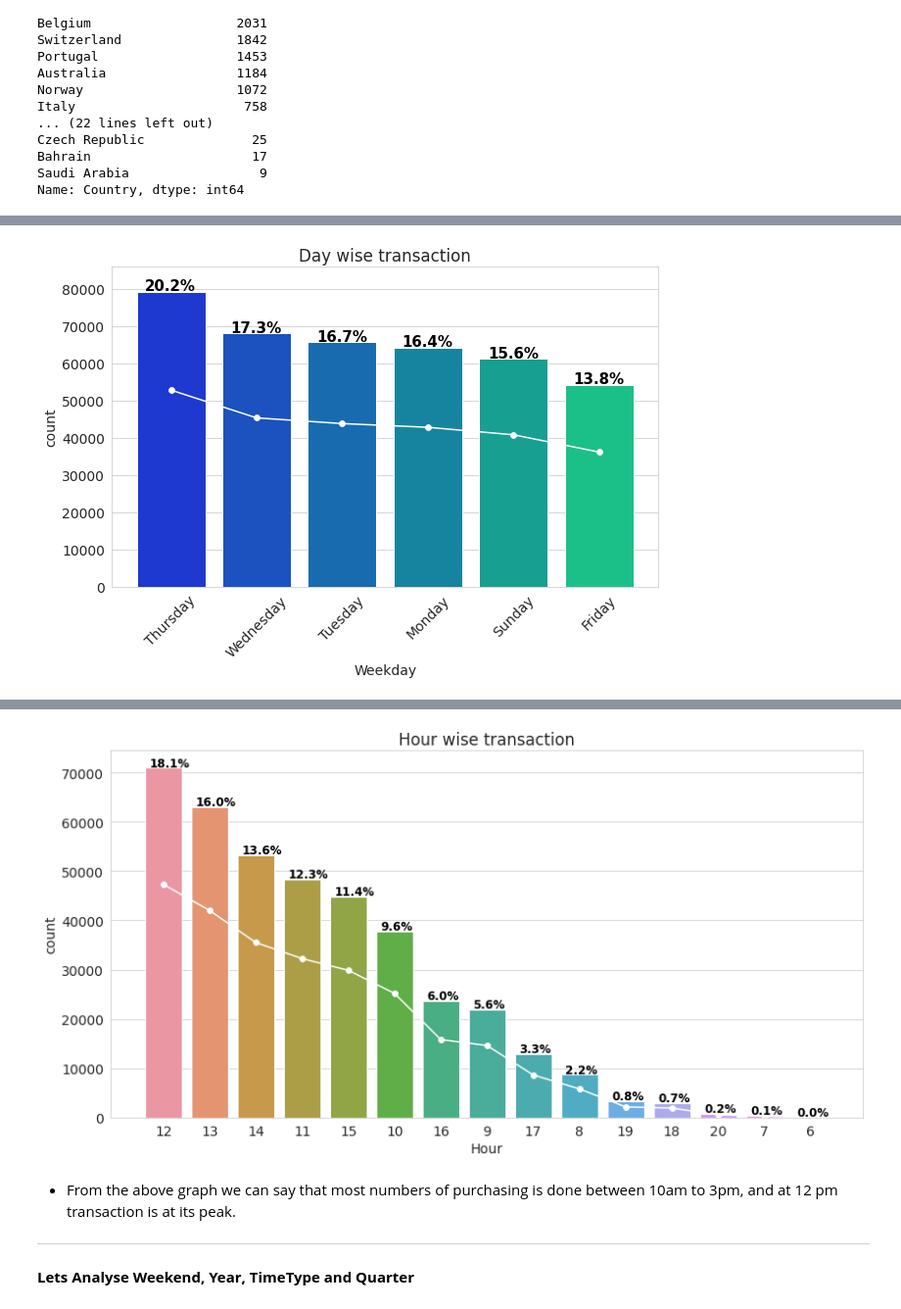
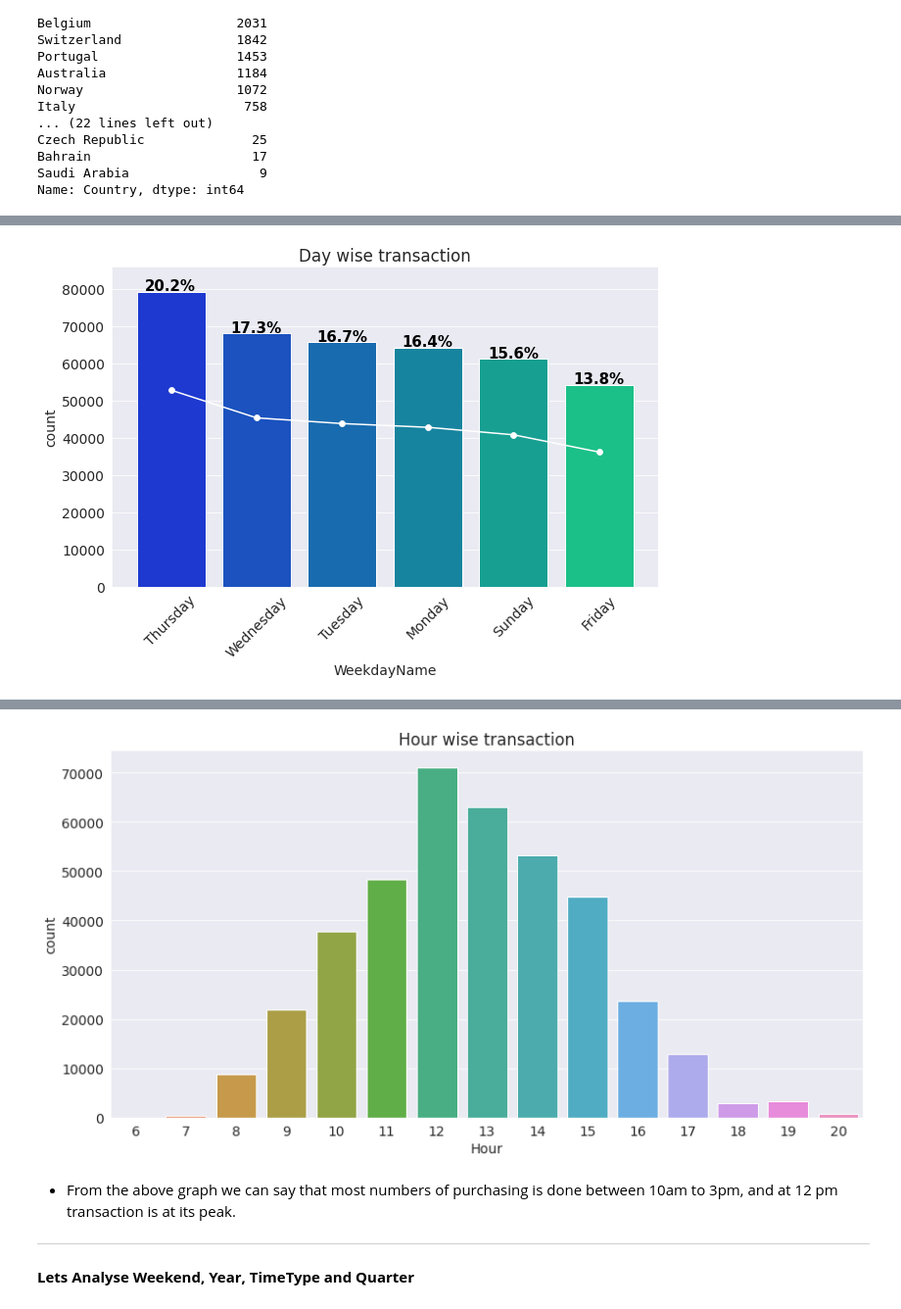
Before and after one commit to Gaurav2912/Customer-Segmentation-, a Jupyter notebook: Customer_Segmentation_Capstone_Project.ipynb, the cells around one changed output, grey strips where cells are left out. Shown at 98% size. Saved outputs shown, nothing was run; the diff lists cells and outputs as text; code cells hidden in the pictures.

```diff
--- a/Customer_Segmentation_Capstone_Project.ipynb
+++ b/Customer_Segmentation_Capstone_Project.ipynb
@@ -41,7 +42,7 @@ import warnings
 warnings.filterwarnings('ignore')
 # %%
 # set default gridtype, fontsize and palette
-sns.set_style("whitegrid")
+sns.set_style("darkgrid")
 sns.set_palette(palette = ['#4169E1', '#FF5F15', '#4CBB17', '#7C4DFF'])
 plt.rcParams['font.size'] = 14
 # %%
@@ -355,16 +392,3 @@ def time_type(time):
     return 'Evening'
   # Night is from sunset to sunrise, so from 8:01 PM until 5:59 AM.
   return 'Night'
-# %%
-# Run the function with "InvoiceDate" columns
-add_dateparts(df, 'InvoiceDate')
-
-
-# To create quarter column
-df['Quarter'] =  df.apply(lambda x : map_quarter(x['MonthNum']), axis= 1)
-
-# To TimeType column
-df['TimeType'] =  df.apply(lambda x : time_type(x['Hour']), axis= 1)
-
-# New column for Total Price which is product of Quantity and UnitPrice
-df['TotalPrice'] = df['Quantity'] * df['UnitPrice']
@@ -379,0 +395,23 @@ df.head()
+# %%
+# create column for weekend
+# df['Weekend'] = df['Weekday'].apply(lambda x: True if x in [5,6] else False)
+#  or faster method
+def weekend_func(x) : return True if x in [5,6] else False
+df['Weekend'] = np.vectorize(weekend_func)(df['Weekday'])
+
+# To create quarter column
+# df['Quarter'] =  df.apply(lambda x : map_quarter(x['InvoiceDate_Month']), axis= 1)
+df['Quarter'] = np.vectorize(map_quarter)(df['InvoiceDate_Month'])
+
+#  TimeType column
+# df['TimeType'] =  df.apply(lambda x : time_type(x['Hour']), axis= 1)
+df['TimeType'] = np.vectorize(time_type)(df['Hour'])
+# %%
+# diffrence of Year and Month
+year_diff = df['InvoiceDate_Year'] - df['CohortDate_Year']
+month_diff = df['InvoiceDate_Month'] - df['CohortDate_Month']
+
+# create a cohort index , 12 month in year with month
+df['CohortPeriod'] = 12 * year_diff + month_diff
+
+df.head().T
@@ -913,13 +1156,13 @@ plt.xticks(rotation= 45);
 **Week Day**
 # %%
 # barplot of month with transactions
-vertical_barplot(column= "Weekday", title_str= "Day wise transaction",  palette= 'winter',
+vertical_barplot(column= "WeekdayName", title_str= "Day wise transaction",  palette= 'winter',
                   figsize_tup= (10,6), font_size= 15)
 
 plt.xticks(rotation= 45)
 plt.ylim(0, 86000);               # increase ylim to display percentage
 # %% [output]
-[figure, old version]
+[figure, new version]
 # %% [markdown]
 <p><img alt="Insight logo" src="https://drive.google.com/uc?export=view&id=15uX4fnuDMuki2xAnjK8wv-ifJhAkBtJ2" align="left" hspace="10px" vspace="0px"></p>
 
@@ -939,9 +1180,9 @@ df['Hour'] = df['Hour'].astype(int)
 # %%
 # barplot of month with transactions
  # convert to label  for this barplot
-vertical_barplot(column= "Hour", title_str= "Hour wise transaction")
+vertical_barplot(column= 'Hour', title_str= "Hour wise transaction", line= False, percentage= False)
 # %% [output]
-[figure, old version]
+[figure, new version]
 # %% [markdown]
 
 
```
Also changed, not shown: parts of 48 cells of this notebook.
